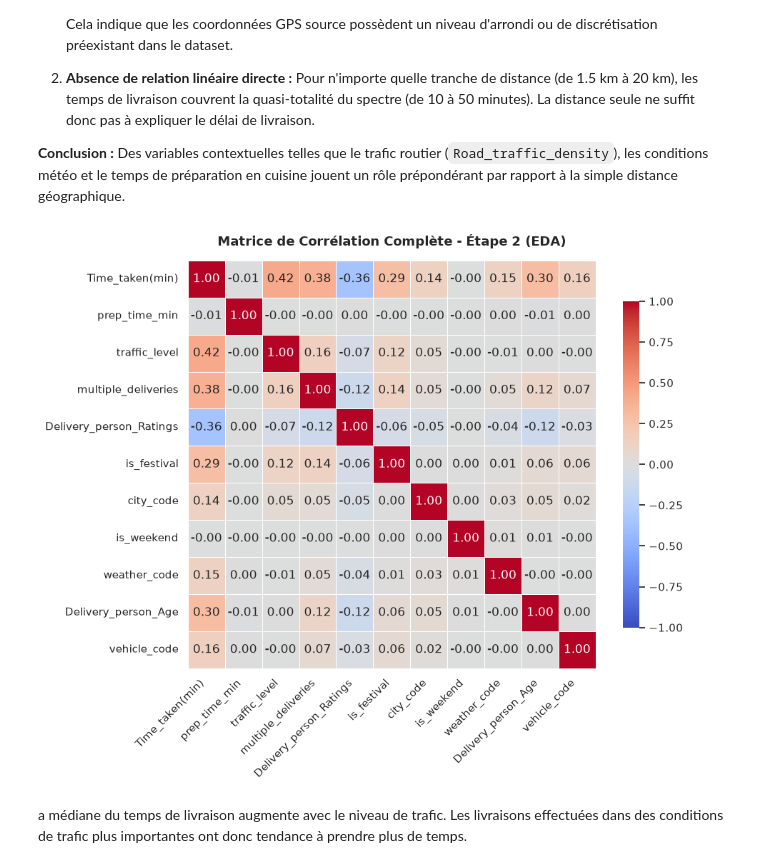
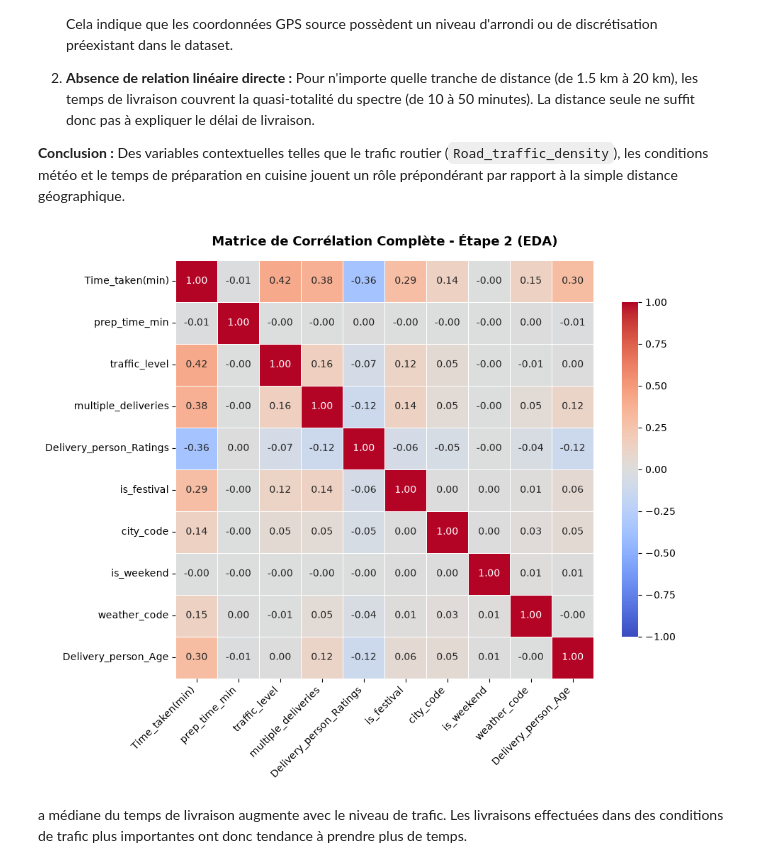
Before and after one commit to ZahirKaoutar/DeliveryETA-, a Jupyter notebook: src/EDA.ipynb, the cells around one changed output. Saved outputs shown, nothing was run; the diff lists cells and outputs as text; code cells hidden in the pictures.

```diff
--- a/src/EDA.ipynb
+++ b/src/EDA.ipynb
@@ -281,9 +262,15 @@ df_corr = df.copy()
 
 # 2. Conversion des variables catégorielles clés en nombres (pour inclusion dans la matrice)
 if 'Road_traffic_density' in df_corr.columns:
-    df_corr['traffic_level'] = df_corr['Road_traffic_density'].map({'Low': 1, 'Medium': 2, 'High': 3, 'Jam': 4})
+    df['traffic_level'] = df['Road_traffic_density'].map({'Low': 1, 'Medium': 2, 'High': 3, 'Jam': 4})
 
+# Distance × trafic
+df["distance_traffic"] = (
+    df["distance_km"] *
+    df["traffic_level"]
+)
 
+df_corr = df.copy()
 
 if 'Festival' in df_corr.columns:
     df_corr['is_festival'] = df_corr['Festival'].map({'No': 0, 'Yes': 1})
@@ -329,35 +316,36 @@ cols_to_correlate = [
     'is_weekend',
     'weather_code',
     'Delivery_person_Age',
+    'distance_traffic'
     'vehicle_code'# Utiliser la version numérique !
 ]
 
 valid_cols = [c for c in cols_to_correlate if c in df_corr.columns]
 
 # Calcul sécurisé de la corrélation
 corr_matrix = df_corr[valid_cols].corr(numeric_only=True)
 
 
 plt.figure(figsize=(10, 8))
 
 sns.heatmap(
     corr_matrix,
     annot=True,
     fmt=".2f",
     cmap="coolwarm",
     vmin=-1, vmax=1,
     linewidths=0.5,
     cbar_kws={"shrink": 0.8},
     square=True
 )
 
 plt.title("Matrice de Corrélation Complète - Étape 2 (EDA)", fontsize=13, fontweight='bold', pad=15)
 plt.xticks(rotation=45, ha='right')
 plt.yticks(rotation=0)
 plt.tight_layout()
 plt.show()
 # %% [output]
-[figure, old version]
+[figure, new version]
 # %% [markdown]
 a médiane du temps de livraison augmente avec le niveau de trafic. Les livraisons effectuées dans des conditions de trafic plus importantes ont donc tendance à prendre plus de temps.
 # %%
```
Also changed, not shown: parts of 11 cells of this notebook, 2 other files.
